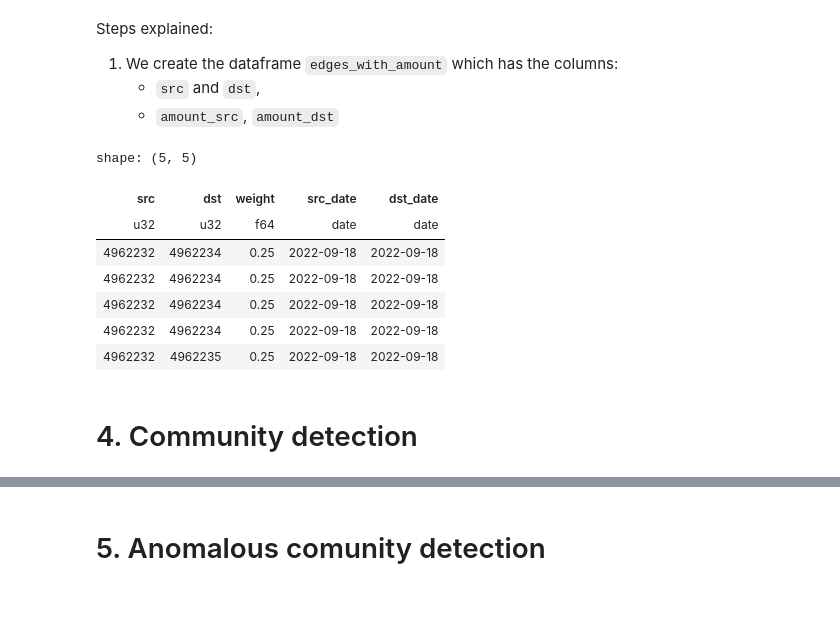
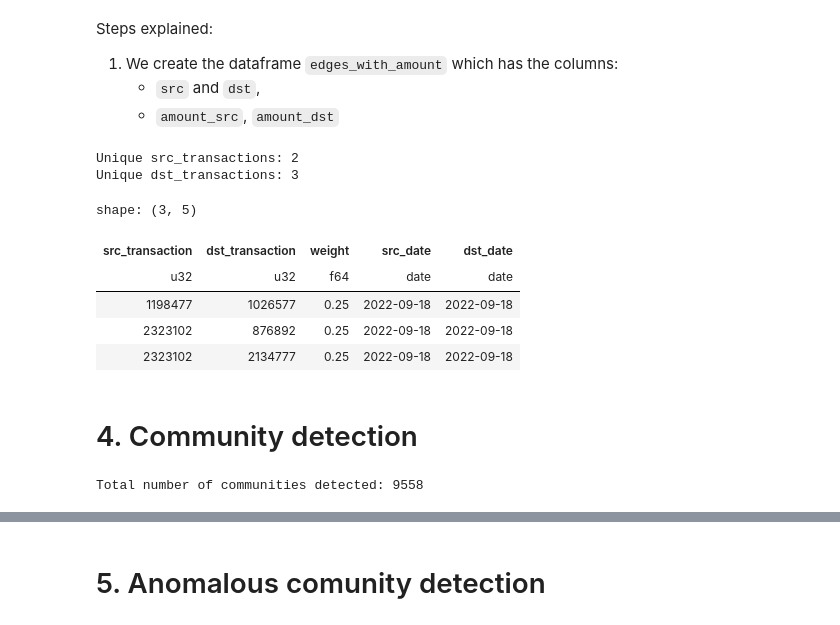
Before and after one commit to pablo-fdz/networks_final_project, a Jupyter notebook: fastman_pablo_blanca.ipynb, the cells around one changed output, grey strips where cells are left out. Cells and saved outputs as stored; diff of their text form; code cells hidden in the pictures.

```diff
--- a/fastman_pablo_blanca.ipynb
+++ b/fastman_pablo_blanca.ipynb
@@ -746,13 +1054,17 @@ for src_date_dir in os.listdir(edges_location):
+# %%
+print(f"Unique src_transactions: {weighted_edges['src_transaction'].n_unique()}")
+print(f"Unique dst_transactions: {weighted_edges['dst_transaction'].n_unique()}")
+# %% [output]
+Unique src_transactions: 2
+Unique dst_transactions: 3
 # %%
-weighted_edges.head()
+weighted_edges.unique()
 # %% [output]
-shape: (5, 5)
+shape: (3, 5)
-| src | dst | weight | src_date | dst_date |
+| src_transaction | dst_transaction | weight | src_date | dst_date |
 | u32 | u32 | f64 | date | date |
-| 4962232 | 4962234 | 0.25 | 2022-09-18 | 2022-09-18 |
-| 4962232 | 4962234 | 0.25 | 2022-09-18 | 2022-09-18 |
-| 4962232 | 4962234 | 0.25 | 2022-09-18 | 2022-09-18 |
-| 4962232 | 4962234 | 0.25 | 2022-09-18 | 2022-09-18 |
-| 4962232 | 4962235 | 0.25 | 2022-09-18 | 2022-09-18 |
+| 1198477 | 1026577 | 0.25 | 2022-09-18 | 2022-09-18 |
+| 2323102 | 876892 | 0.25 | 2022-09-18 | 2022-09-18 |
+| 2323102 | 2134777 | 0.25 | 2022-09-18 | 2022-09-18 |
 # %% [markdown]
 # 4. Community detection
@@ -758,0 +1104,5 @@ shape: (5, 5)
+# %%
+total_communities = len(set(communities.membership))
+print(f"Total number of communities detected: {total_communities}")
+# %% [output]
+Total number of communities detected: 9558
```
Also changed, not shown: parts of 29 cells of this notebook.
